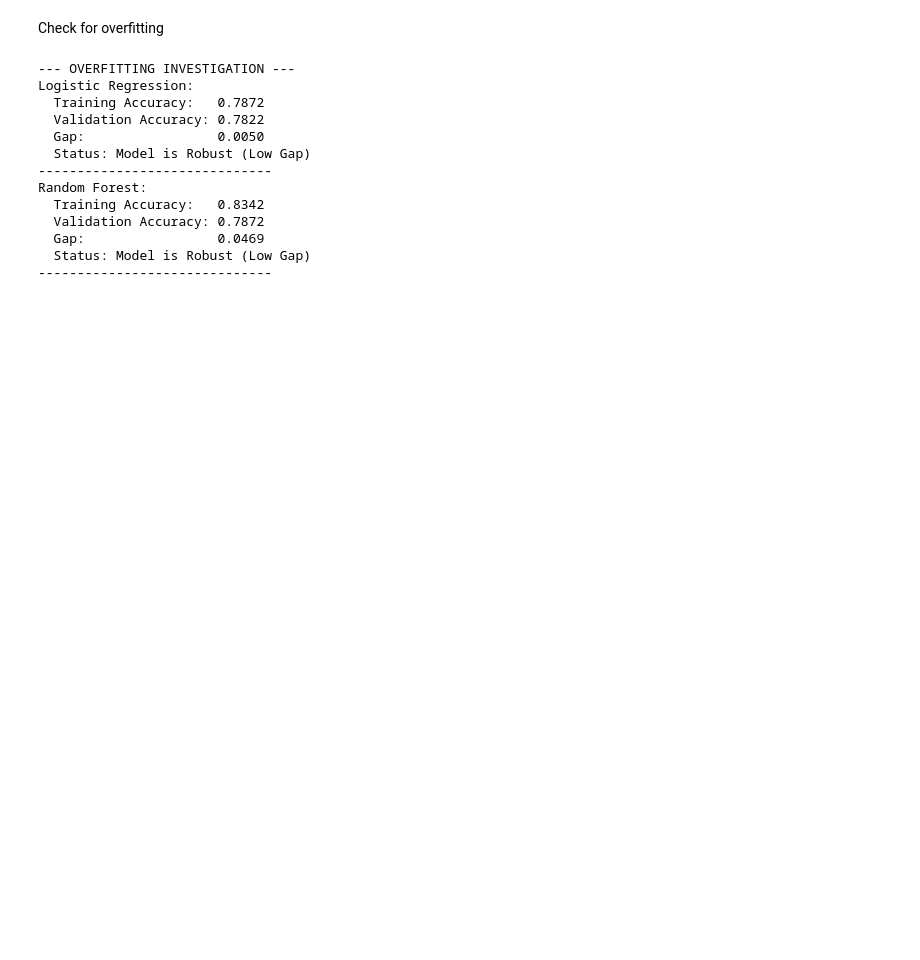
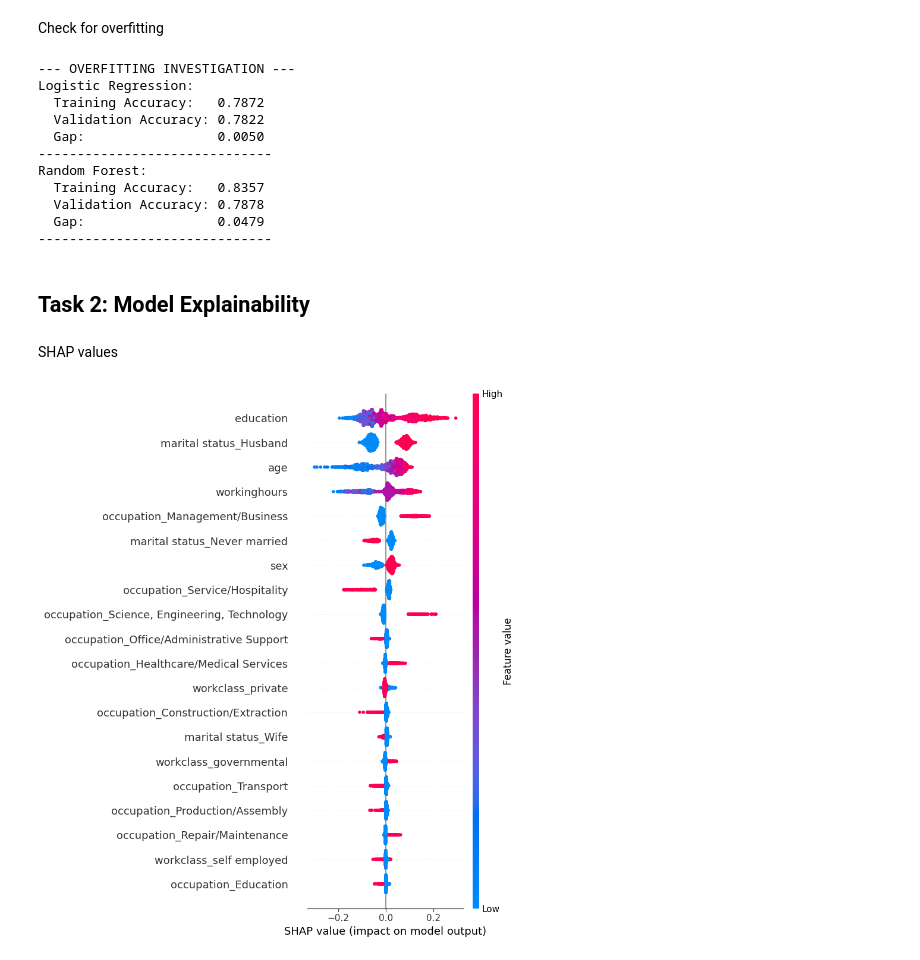
Before and after one commit to Dathix5/dm_assignment_4, a Jupyter notebook: main.ipynb, the cells around one changed output. Drawn from its saved outputs; the diff is of its cells as text; code cells hidden in the pictures; blank space fills up the shorter version.

```diff
--- a/main.ipynb
+++ b/main.ipynb
@@ -202,7 +201,7 @@ weighted avg       0.78      0.79      0.78      1800
 # %% [markdown]
 Check for overfitting
 # %%
-# Investigating Overfitting: Comparing Train vs Validation Accuracy
+# investigating overfitting: comparing train vs validation accuracy
 models = [("Logistic Regression", log_model), ("Random Forest", best_rf)]
 
 print("--- OVERFITTING INVESTIGATION ---")
@@ -215,10 +214,6 @@ for name, model in models:
     print(f"  Training Accuracy:   {train_acc:.4f}")
     print(f"  Validation Accuracy: {val_acc:.4f}")
     print(f"  Gap:                 {diff:.4f}")
-    if diff > 0.10:
-        print("  Status: Potential Overfitting (Gap > 10%)")
-    else:
-        print("  Status: Model is Robust (Low Gap)")
     print("-" * 30)
 # %% [output]
 --- OVERFITTING INVESTIGATION ---
@@ -226,11 +221,25 @@ Logistic Regression:
   Training Accuracy:   0.7872
   Validation Accuracy: 0.7822
   Gap:                 0.0050
-  Status: Model is Robust (Low Gap)
 ------------------------------
 Random Forest:
-  Training Accuracy:   0.8342
-  Validation Accuracy: 0.7872
-  Gap:                 0.0469
-  Status: Model is Robust (Low Gap)
+  Training Accuracy:   0.8357
+  Validation Accuracy: 0.7878
+  Gap:                 0.0479
 ------------------------------
+# %% [markdown]
+## Task 2: Model Explainability
+# %% [markdown]
+SHAP values
+# %%
+# initialize the explainer
+explainer = shap.TreeExplainer(best_rf)
+
+# calculate SHAP values
+shap_values = explainer.shap_values(X_val)
+final_shap_values = shap_values[:, :, 1]
+
+# generate the plot
+shap.summary_plot(final_shap_values, X_val)
+# %% [output]
+[figure, added]
```
Also changed, not shown: parts of 13 cells of this notebook, 5 other files.
